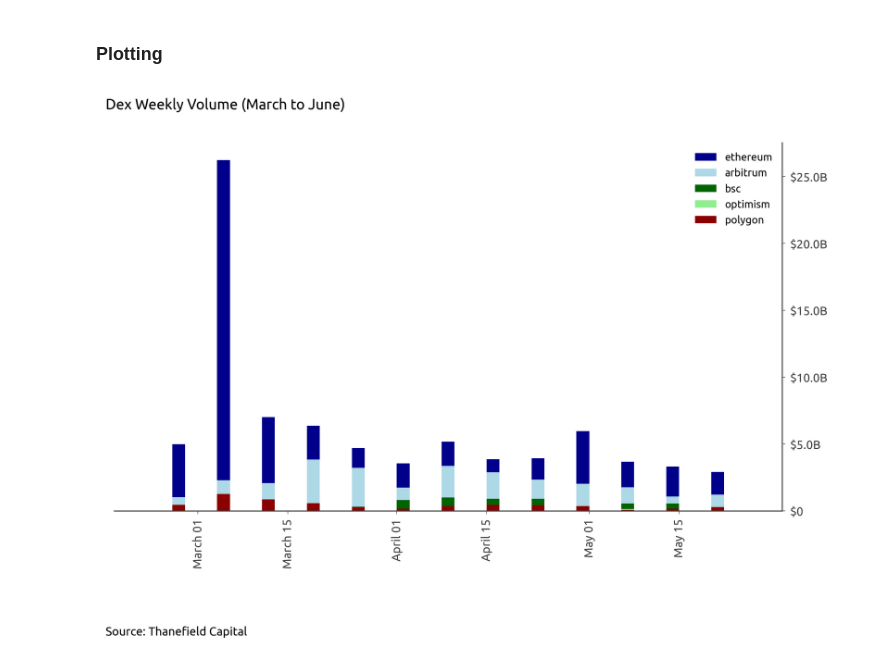
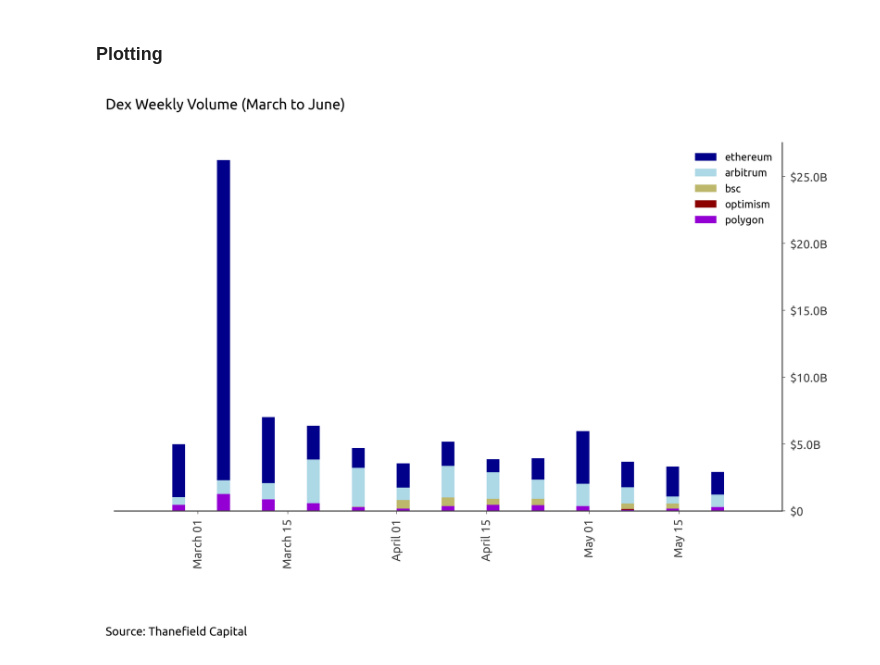
Before and after one commit to Evan-Kim2028/cross_chain_dexes, a Jupyter notebook: flow_dex_vol.ipynb, the cells around one changed output. Saved outputs shown, nothing was run; the diff lists cells and outputs as text; code cells hidden in the pictures.

```diff
--- a/flow_dex_vol.ipynb
+++ b/flow_dex_vol.ipynb
@@ -136,26 +136,25 @@ def format_y_ticks(value, pos):
 # %%
 # Create the bar chart
 fig, ax = tc.chart('Dex Weekly Volume (March to June)', dates=False)
 ax.bar(pd_chart['timestamp'], pd_chart['eth_vol'], color='darkblue', label='ethereum', align='edge', width=-2)
 ax.bar(pd_chart['timestamp'], pd_chart['arb_vol'], color='lightblue', label='arbitrum', align='edge', width=-2)
-ax.bar(pd_chart['timestamp'], pd_chart['bsc_vol'], color='darkgreen', label='bsc', align='edge', width=-2)
-ax.bar(pd_chart['timestamp'], pd_chart['opt_vol'], color='lightgreen', label='optimism', align='edge', width=-2)
-ax.bar(pd_chart['timestamp'], pd_chart['poly_vol'], color='darkred', label='polygon', align='edge', width=-2)
-
+ax.bar(pd_chart['timestamp'], pd_chart['bsc_vol'], color='darkkhaki', label='bsc', align='edge', width=-2)
+ax.bar(pd_chart['timestamp'], pd_chart['opt_vol'], color='darkred', label='optimism', align='edge', width=-2)
+ax.bar(pd_chart['timestamp'], pd_chart['poly_vol'], color='darkviolet', label='polygon', align='edge', width=-2)
 
 # Apply the custom formatting function to the y-axis
 ax.yaxis.set_major_formatter(ticker.FuncFormatter(format_y_ticks))
 
 ax.xaxis.set_major_formatter(mdates.DateFormatter('%B %d'))
 
 
 # formatting
 tc.legend(ax)
 tc.set_xmargin(ax, margin=.05)
 # plt.tight_layout()
 plt.xticks(rotation=90)
 
 # save chart
 tc.save('charts/dex_weekly_vol.png')
 # %% [output]
-[figure, old version]
+[figure, new version]
```
Also changed, not shown: 1 other file.
